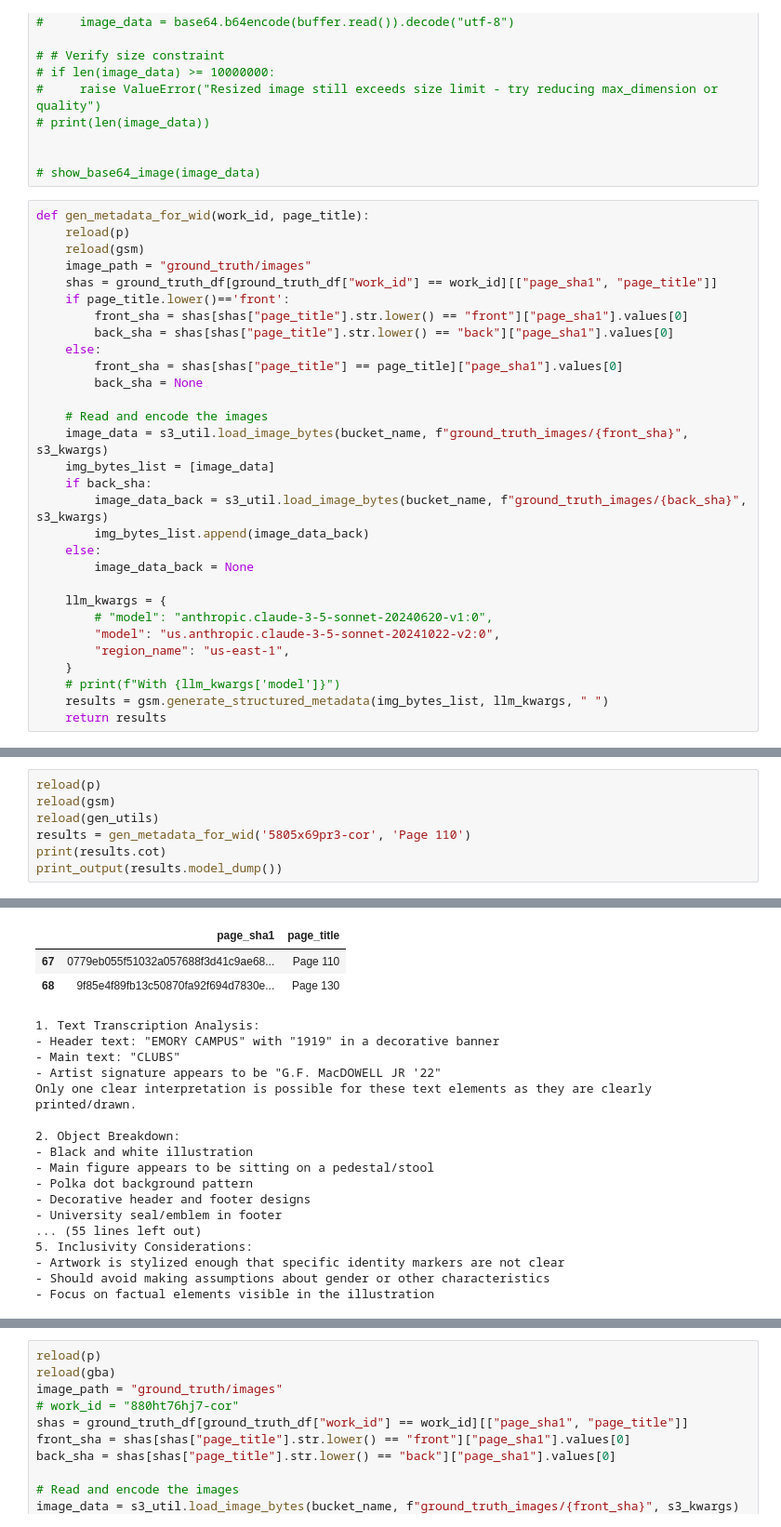
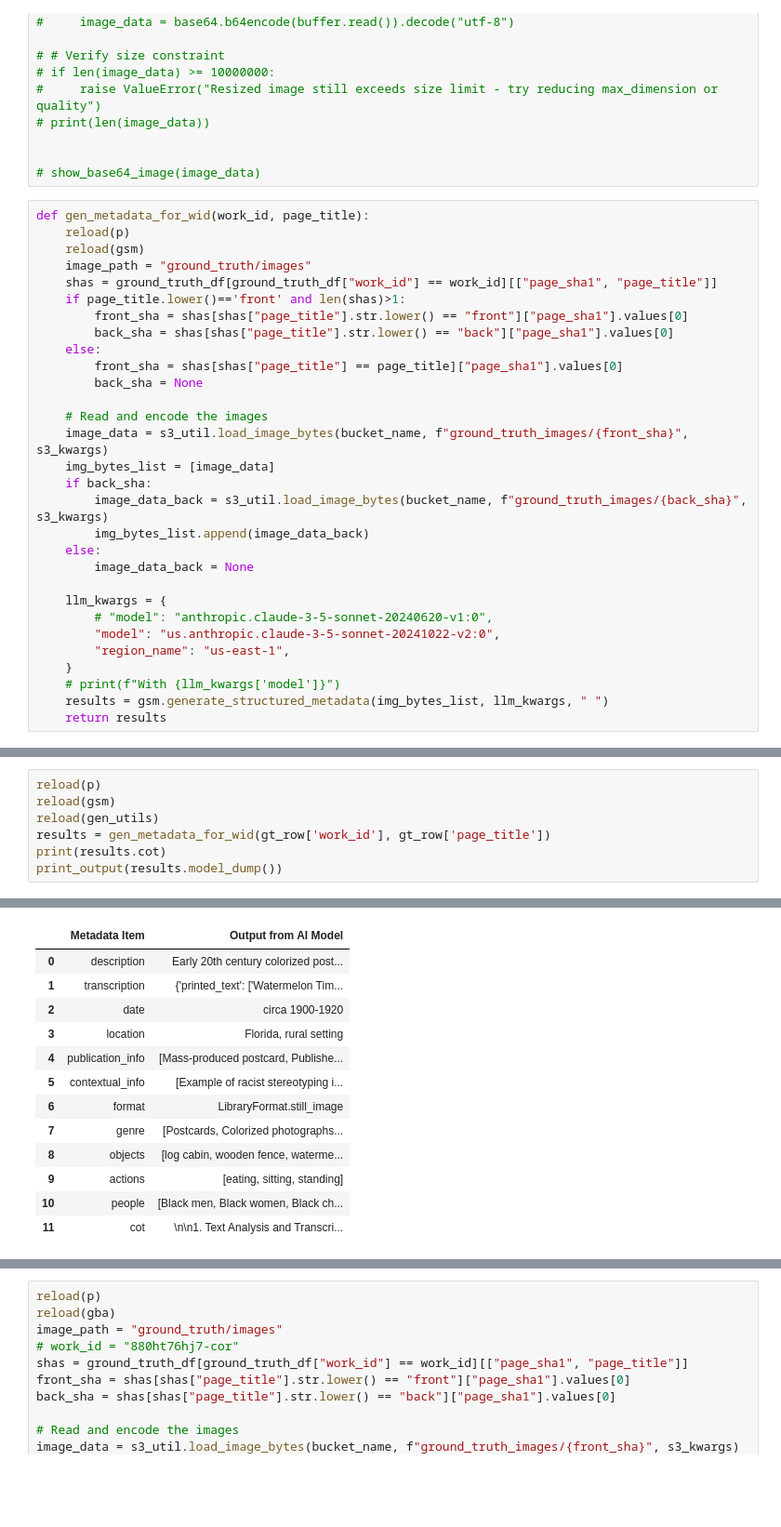
Before and after one commit to emory-libraries/ai-description, a Jupyter notebook: projects/research/metadata_generation.ipynb, the cells around one changed output, grey strips where cells are left out. Shown: that part at 93% size. Saved outputs shown, nothing was run; the diff lists cells and outputs as text; blank space fills up the shorter version.

```diff
--- a/projects/research/metadata_generation.ipynb
+++ b/projects/research/metadata_generation.ipynb
@@ -180,7 +180,7 @@ def gen_metadata_for_wid(work_id, page_title):
     reload(gsm)
     image_path = "ground_truth/images"
     shas = ground_truth_df[ground_truth_df["work_id"] == work_id][["page_sha1", "page_title"]]
-    if page_title.lower()=='front':
+    if page_title.lower()=='front' and len(shas)>1:
         front_sha = shas[shas["page_title"].str.lower() == "front"]["page_sha1"].values[0]
         back_sha = shas[shas["page_title"].str.lower() == "back"]["page_sha1"].values[0]
     else:
@@ -216,7 +212,7 @@ len(img_bytes_list[1][0])
 reload(p)
 reload(gsm)
 reload(gen_utils)
-results = gen_metadata_for_wid('5805x69pr3-cor', 'Page 110')
+results = gen_metadata_for_wid(gt_row['work_id'], gt_row['page_title'])
 print(results.cot)
 print_output(results.model_dump())
 # %% [output]
@@ -223,20 +236,13 @@ print_output(results.model_dump())
-|  | page_sha1 | page_title |
-| 67 | 0779eb055f51032a057688f3d41c9ae68... | Page 110 |
-| 68 | 9f85e4f89fb13c50870fa92f694d7830e... | Page 130 |
+|  | Metadata Item | Output from AI Model |
+| 0 | description | Early 20th century colorized post... |
+| 1 | transcription | {'printed_text': ['Watermelon Tim... |
+| 2 | date | circa 1900-1920 |
+| 3 | location | Florida, rural setting |
+| 4 | publication_info | [Mass-produced postcard, Publishe... |
+| 5 | contextual_info | [Example of racist stereotyping i... |
+| 6 | format | LibraryFormat.still_image |
+| 7 | genre | [Postcards, Colorized photographs... |
+| 8 | objects | [log cabin, wooden fence, waterme... |
+| 9 | actions | [eating, sitting, standing] |
+| 10 | people | [Black men, Black women, Black ch... |
+| 11 | cot | \n\n1. Text Analysis and Transcri... |
-1. Text Transcription Analysis:
-- Header text: "EMORY CAMPUS" with "1919" in a decorative banner
-- Main text: "CLUBS"
-- Artist signature appears to be "G.F. MacDOWELL JR '22"
-Only one clear interpretation is possible for these text elements as they are clearly printed/drawn.
-
-2. Object Breakdown:
-- Black and white illustration
-- Main figure appears to be sitting on a pedestal/stool
-- Polka dot background pattern
-- Decorative header and footer designs
-- University seal/emblem in footer
-... (55 lines left out)
-5. Inclusivity Considerations:
-- Artwork is stylized enough that specific identity markers are not clear
-- Should avoid making assumptions about gender or other characteristics
-- Focus on factual elements visible in the illustration
```
Also changed, not shown: parts of 4 cells of this notebook, 2 other files.
